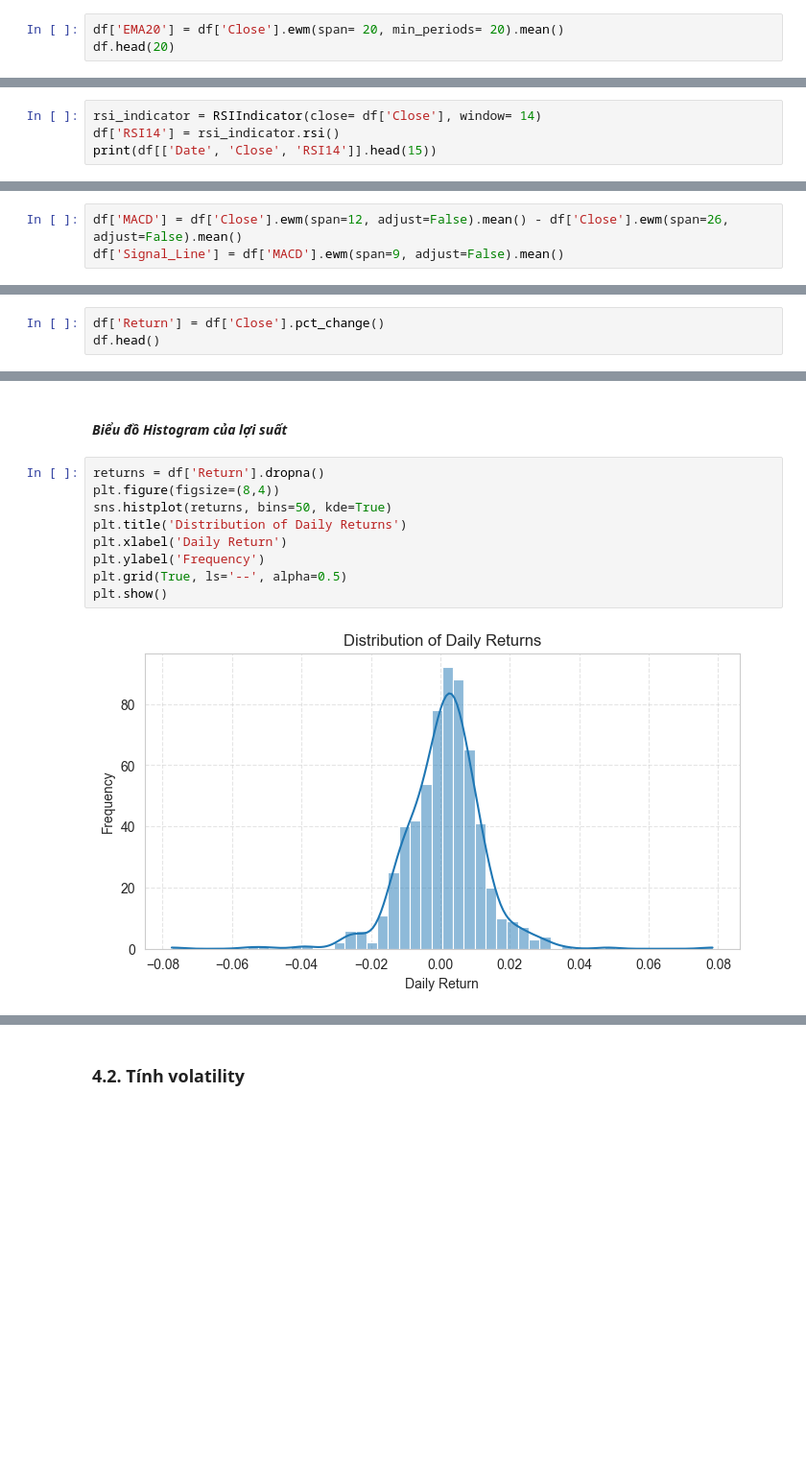
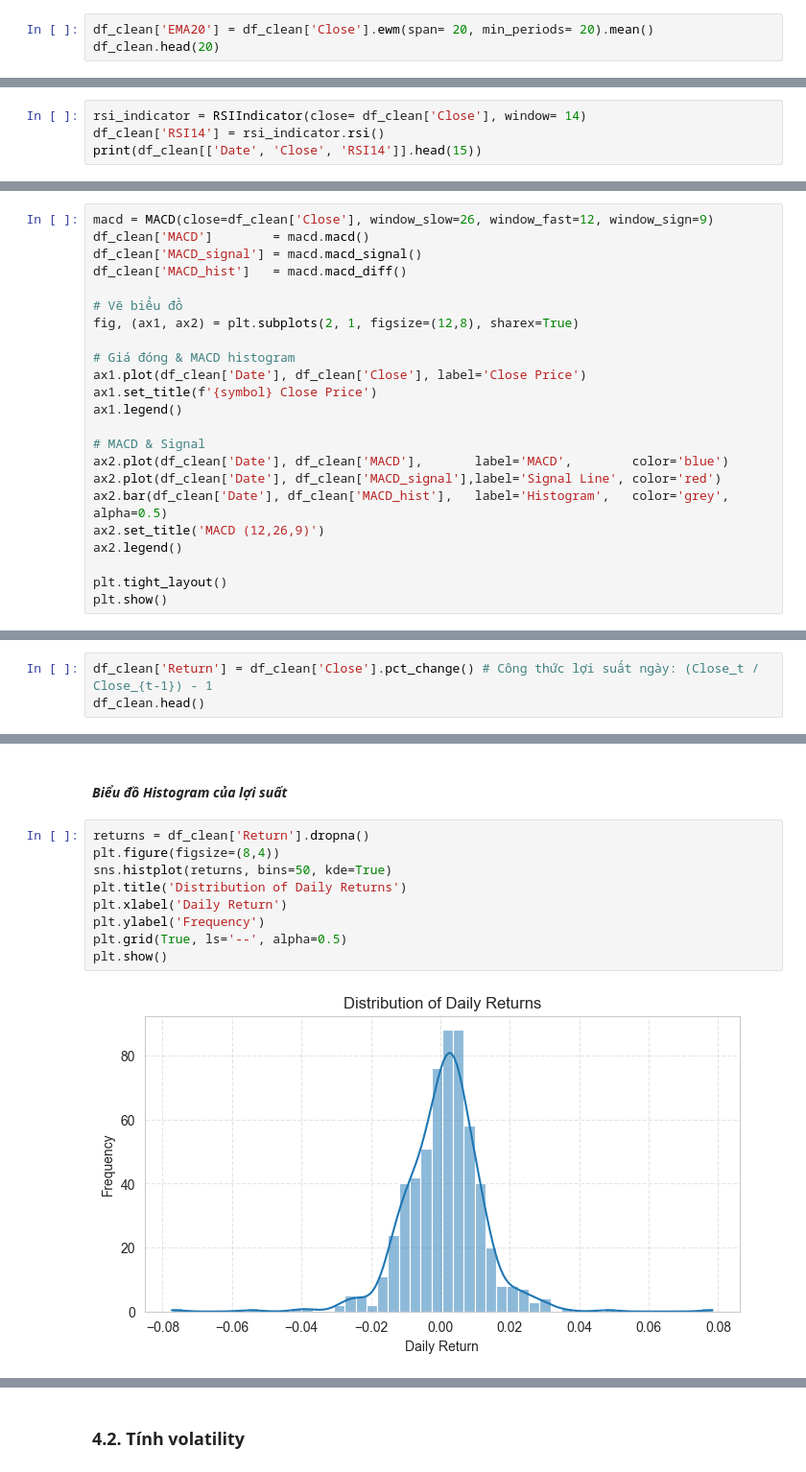
Before and after one commit to Vennyx14/Python_Stock_Analysis, a Jupyter notebook: Stock_Analysis.ipynb, the cells around one changed output, grey strips where cells are left out. Shown at 96% size. Cells and saved outputs as stored; diff of their text form; blank space fills up the shorter version.

```diff
--- a/Stock_Analysis.ipynb
+++ b/Stock_Analysis.ipynb
@@ -151,5 +218,5 @@ df.tail()
 # %%
-df['EMA20'] = df['Close'].ewm(span= 20, min_periods= 20).mean()
-df.head(20)
+df_clean['EMA20'] = df_clean['Close'].ewm(span= 20, min_periods= 20).mean()
+df_clean.head(20)
 # %% [output]
 |  | Date | Open | High | Low | Close | Volume | z_score | SMA20 | SMA50 | EMA20 |
@@ -174,6 +245,6 @@ df.head(20)
 # %%
-rsi_indicator = RSIIndicator(close= df['Close'], window= 14)
-df['RSI14'] = rsi_indicator.rsi()
-print(df[['Date', 'Close', 'RSI14']].head(15))
+rsi_indicator = RSIIndicator(close= df_clean['Close'], window= 14)
+df_clean['RSI14'] = rsi_indicator.rsi()
+print(df_clean[['Date', 'Close', 'RSI14']].head(15))
 # %% [output]
                         Date       Close      RSI14
@@ -197,3 +282,23 @@ print(df[['Date', 'Close', 'RSI14']].head(15))
 # %%
-df['MACD'] = df['Close'].ewm(span=12, adjust=False).mean() - df['Close'].ewm(span=26, adjust=False).mean()
-df['Signal_Line'] = df['MACD'].ewm(span=9, adjust=False).mean()
+macd = MACD(close=df_clean['Close'], window_slow=26, window_fast=12, window_sign=9)
+df_clean['MACD']        = macd.macd()
+df_clean['MACD_signal'] = macd.macd_signal()
+df_clean['MACD_hist']   = macd.macd_diff()
+
+# Vẽ biểu đồ
+fig, (ax1, ax2) = plt.subplots(2, 1, figsize=(12,8), sharex=True)
+
+# Giá đóng & MACD histogram
+ax1.plot(df_clean['Date'], df_clean['Close'], label='Close Price')
+ax1.set_title(f'{symbol} Close Price')
+ax1.legend()
+
+# MACD & Signal
+ax2.plot(df_clean['Date'], df_clean['MACD'],       label='MACD',        color='blue')
+ax2.plot(df_clean['Date'], df_clean['MACD_signal'],label='Signal Line', color='red')
+ax2.bar(df_clean['Date'], df_clean['MACD_hist'],   label='Histogram',   color='grey', alpha=0.5)
+ax2.set_title('MACD (12,26,9)')
+ax2.legend()
+
+plt.tight_layout()
+plt.show()
@@ -279,6 +359,6 @@ plt.show()
 # %%
-df['Return'] = df['Close'].pct_change()
-df.head()
+df_clean['Return'] = df_clean['Close'].pct_change() # Công thức lợi suất ngày: (Close_t / Close_{t-1}) - 1
+df_clean.head()
 # %% [output]
 |  | Date | Open | High | Low | Close | Volume | z_score | SMA20 | SMA50 | EMA20 | RSI14 | ... |
 | 0 | 2023-01-03 00:00:00-05:00 | 205.368930 | 208.361934 | 202.307242 | 203.514252 | 4202800 | -1.581470 | NaN | NaN | NaN | NaN | ... |
@@ -289,13 +369,13 @@ df.head()
 # %% [markdown]
 #### *Biểu đồ Histogram của lợi suất*
 # %%
-returns = df['Return'].dropna()
+returns = df_clean['Return'].dropna()
 plt.figure(figsize=(8,4))
 sns.histplot(returns, bins=50, kde=True)
 plt.title('Distribution of Daily Returns')
 plt.xlabel('Daily Return')
 plt.ylabel('Frequency')
 plt.grid(True, ls='--', alpha=0.5)
 plt.show()
 # %% [output]
-[figure, old version]
+[figure, new version]
```
Also changed, not shown: parts of 46 cells of this notebook.
